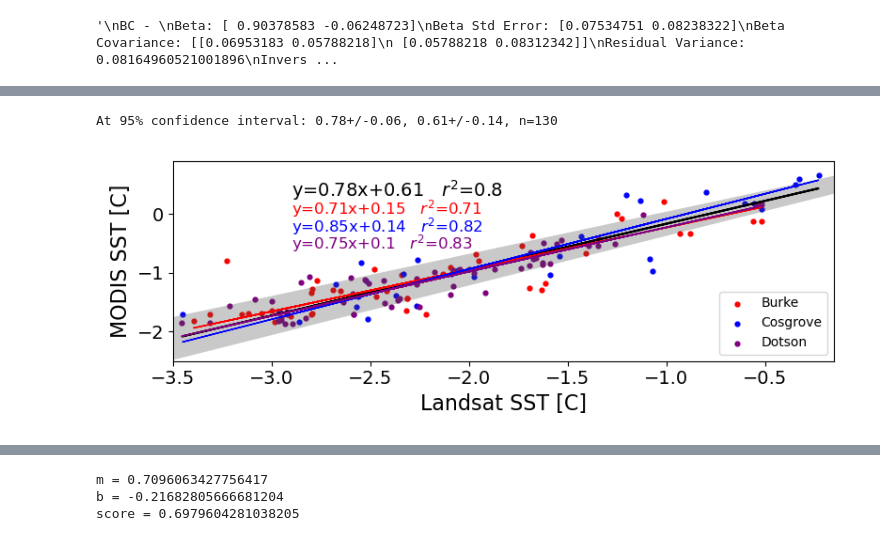
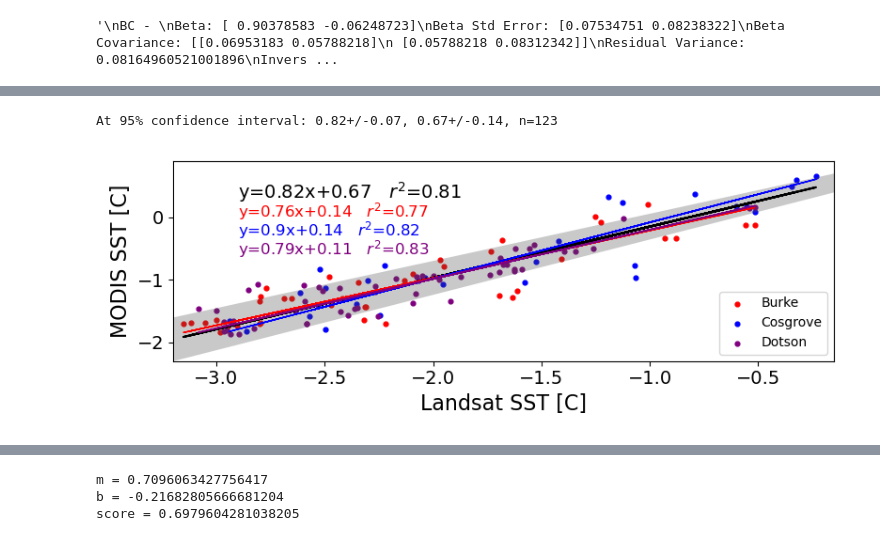
Before and after one commit to tsnow03/Landsat_SST_algorithm, a Jupyter notebook: LandsatCalibration.ipynb, the cells around one changed output, grey strips where cells are left out. Saved outputs shown, nothing was run; the diff lists cells and outputs as text; code cells hidden in the pictures.

Commit message:
added new calib coeff

```diff
--- a/LandsatCalibration.ipynb
+++ b/LandsatCalibration.ipynb
@@ -59,7 +59,7 @@ spacing = [990,-990] # 990m sampling of MODIS data so that upsampling is easy an
 param = 'sea_surface_temperature'
 size_threshold = 30
 
-location = 2             # 0 and 1 are the Cosgrove and Dotson Polynya calibration areas, respectively
+location = 0             # 0 and 1 are the Cosgrove and Dotson Polynya calibration areas, respectively
 surf_temp = 'SST'        # 'SST' and 'LST' are for the Landsat SST and LST algorithms respectively
 
 # Set location bounds
@@ -89,8 +89,8 @@ if location==3:
 
 # Coefficients for calibration
 # SST
-sstcalib_m = 0.94
-sstcalib_b = -0.08
+sstcalib_m = 0.82
+sstcalib_b = 0.67
 
 # LST
 lstcalib_m = 0.56
@@ -1296,7 +1297,7 @@ Time difference between MODIS and Landsat: 0 days 00:27:44
 # Put data into DataFrame and save
 headers = ['DateTime','MODIS_filename','MODIS_SST','MODIS_pix','L8_filename',f'L8_{surf_temp}','L8_pix','time_dif']
 lsat_mod_df = pd.DataFrame(lsat_mod,columns=headers)
-out_df = basepath / f'Data/MODISvLandsat_{surf_temp}_{dfloc}_20250205_lin_scale'
+out_df = basepath / f'Data/MODISvLandsat_{surf_temp}_{dfloc}_20250205_ransac_scale'
 lsat_mod_df.to_pickle(out_df)
 # %%
 print (out_df)
@@ -1622,7 +1623,7 @@ Uses a [RANSAC regression](https://scikit-learn.org/stable/modules/generated/skl
 # %%
 # Read in paired MODIS/Landsat data created above
 surf_temp = 'SST'
-thresh = -3.25
+thresh = -3.2
 mod_sst_thresh = -1.9
 
 # For Cosgrove region
@@ -1631,7 +1632,7 @@ if surf_temp=='LST':
     df1 = pd.read_pickle(out_df)
     lsat_mod_df_C = df1
 else:
-    out_df = '/home/jovyan/Landsat_SST_algorithm/Data/MODISvLandsat_SST_Cosgrove_20250205_lin_scale' #20240303
+    out_df = '/home/jovyan/Landsat_SST_algorithm/Data/MODISvLandsat_SST_Cosgrove_20250205_ransac_scale' #20240303
     # out_df = '/home/jovyan/Landsat_SST_algorithm/Data/MODISvLandsat_SST_Cosgrove_thresh_20241128' #20240303
     df1 = pd.read_pickle(out_df)
     # out_df = '/home/jovyan/Landsat_SST_algorithm/Data/MODISvLandsat_SST_Cosgrove_20250205_2'
@@ -2041,37 +2042,37 @@ xfill = np.array([-4.3,0.9])
 
 fig, ax = plt.subplots(figsize=(8, 3))
 ax.tick_params(labelsize=14)
 
 plt.scatter(np.array(lsat_mod_df_B[f'L8_{surf_temp}']), np.array(lsat_mod_df_B['MODIS_SST']), s=12,color='r', label='Burke')
 plt.scatter(np.array(lsat_mod_df_C[f'L8_{surf_temp}']), np.array(lsat_mod_df_C['MODIS_SST']), s=12,color='b', label='Cosgrove')
 plt.scatter(np.array(lsat_mod_df_D[f'L8_{surf_temp}']), np.array(lsat_mod_df_D['MODIS_SST']), s=12,color='purple', label='Dotson')
 
 plt.plot(odr_results['Combined']['x_original'], odr_results['Combined']['y_pred'], color='k')
 plt.fill_between(xfill, linear_model(beta_bdn, xfill), linear_model(beta_mup, xfill),alpha=0.3, facecolor='0.3')
 plt.plot(odr_results['Burke']['x_original'], odr_results['Burke']['y_pred'], ls='-',linewidth=1,color='r')
 plt.plot(odr_results['Cosgrove']['x_original'], odr_results['Cosgrove']['y_pred'], ls='-',linewidth=1,color='b')
 plt.plot(odr_results['Dotson']['x_original'], odr_results['Dotson']['y_pred'], ls='-',linewidth=1,color='purple')
 
 if surf_temp=='LST':
     plt.text(-2.25,-0.2,f'y={a1}x+{a3}   $r^2$={a6}',color='k',fontsize=14)
     plt.text(-2.25,-0.2,f'y={c1}x+{c2}   $r^2$={c3}',color='b',fontsize=12)
     plt.text(-2.25,-0.2,f'y={d1}x+{d2}   $r^2$={d3}',color='purple',fontsize=12)
     plt.xlim([-2.5,-1.4])
     plt.ylim([-2.05,0.0])
 else:
     plt.text(-2.9,0.3,f'y={a1}x+{a3}   $r^2$={a6}',color='k',fontsize=14)
     plt.text(-2.9,0.0,f'y={b1}x+{b2}   $r^2$={b3}',color='r',fontsize=12)
     plt.text(-2.9,-0.3,f'y={c1}x+{c2}   $r^2$={c3}',color='b',fontsize=12)
     plt.text(-2.9,-0.6,f'y={d1}x+{d2}   $r^2$={d3}',color='purple',fontsize=12)
-    plt.xlim([-3.5,-0.15])
-    plt.ylim([-2.5,0.9])
+    plt.xlim([-3.2,-0.15])
+    plt.ylim([-2.3,0.9])
 plt.xlabel('Landsat SST [C]',fontsize=16)
 plt.ylabel('MODIS SST [C]',fontsize=16)
 plt.legend(loc='lower right',fontsize=10)
 plt.tight_layout()
 # %% [output]
-At 95% confidence interval: 0.78+/-0.06, 0.61+/-0.14, n=130
+At 95% confidence interval: 0.82+/-0.07, 0.67+/-0.14, n=123
-[figure, old version]
+[figure, new version]
 # %%
 # Ordinary least squares regression between Landsat and MODIS SST matchups
 resultC = sm.ols(formula="MODIS_SST ~ L8_SST", data=data0).fit()
```
Also changed, not shown: parts of 9 cells of this notebook.
